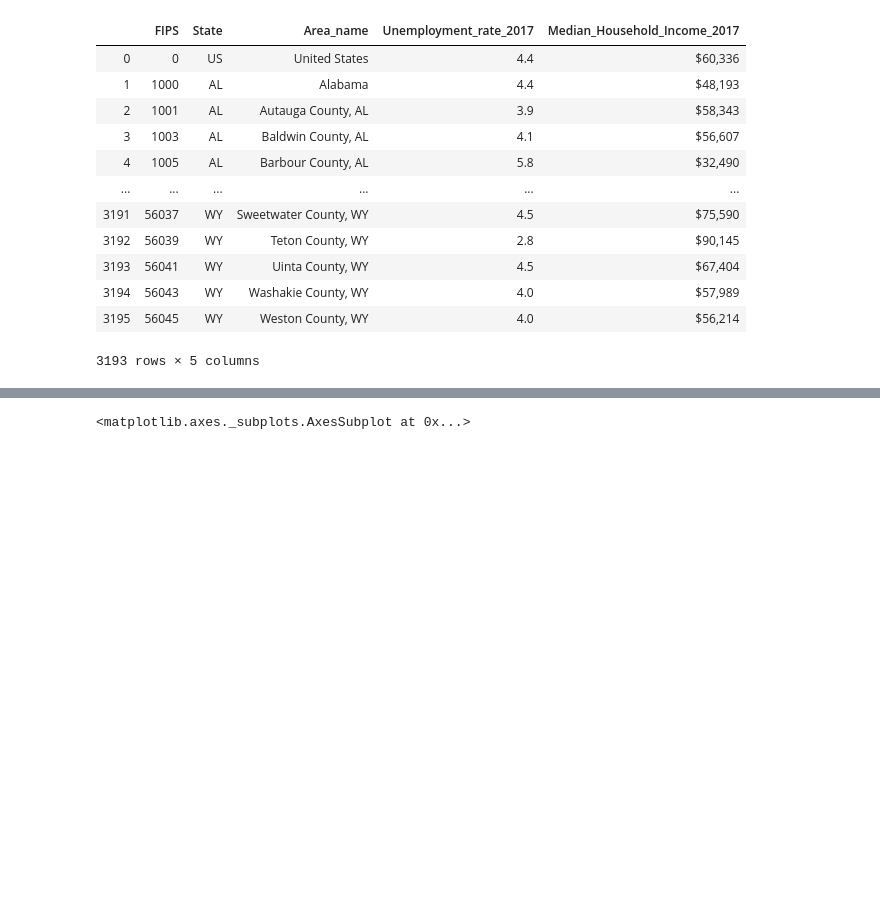
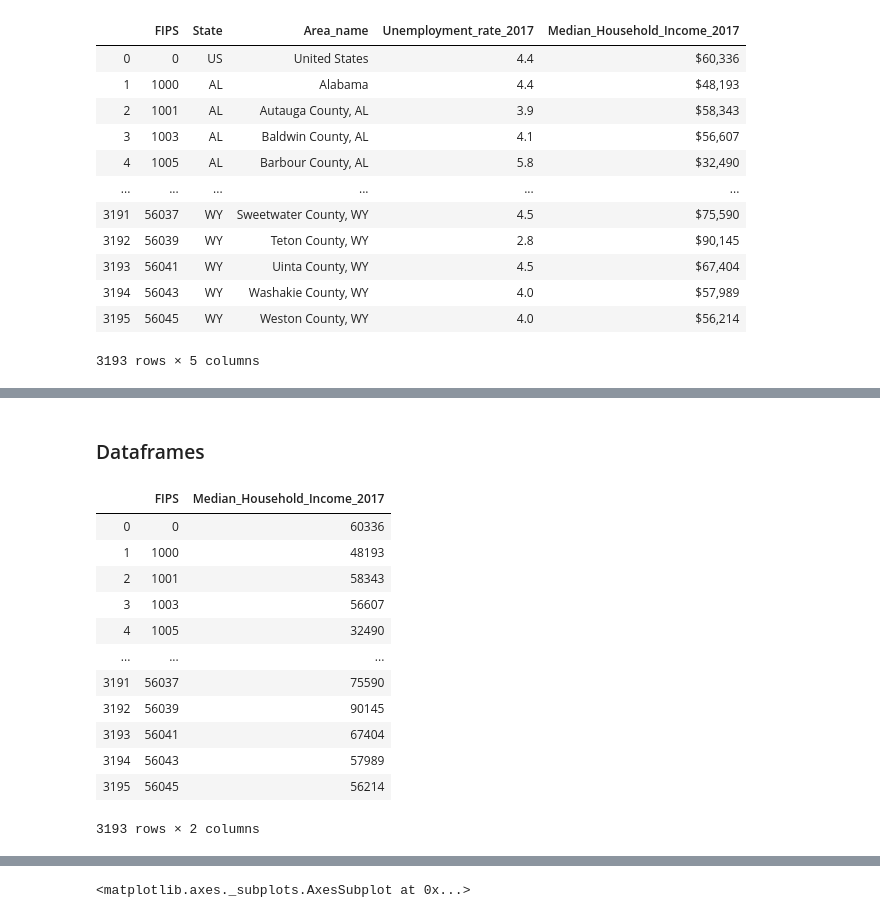
Before and after one commit to BenGeissel/Population_Effects_on_income_hypothesis_testing_module3project, a Jupyter notebook: income_unemployment_data.ipynb, the cells around one changed output, grey strips where cells are left out. Cells and saved outputs as stored; diff of their text form; code cells hidden in the pictures; blank space fills up the shorter version.

```diff
--- a/income_unemployment_data.ipynb
+++ b/income_unemployment_data.ipynb
@@ -91 +92,20 @@ dtypes: float64(1), int64(2), object(2)
 memory usage: 149.7+ KB
+# %% [markdown]
+### Dataframes
+# %%
+FIPS_Median_Income_df = df_2017[['FIPS','Median_Household_Income_2017']]
+FIPS_Median_Income_df
+# %% [output]
+|  | FIPS | Median_Household_Income_2017 |
+| 0 | 0 | 60336 |
+| 1 | 1000 | 48193 |
+| 2 | 1001 | 58343 |
+| 3 | 1003 | 56607 |
+| 4 | 1005 | 32490 |
+| ... | ... | ... |
+| 3191 | 56037 | 75590 |
+| 3192 | 56039 | 90145 |
+| 3193 | 56041 | 67404 |
+| 3194 | 56043 | 57989 |
+| 3195 | 56045 | 56214 |
+3193 rows × 2 columns
```
Also changed, not shown: parts of 10 cells of this notebook.
